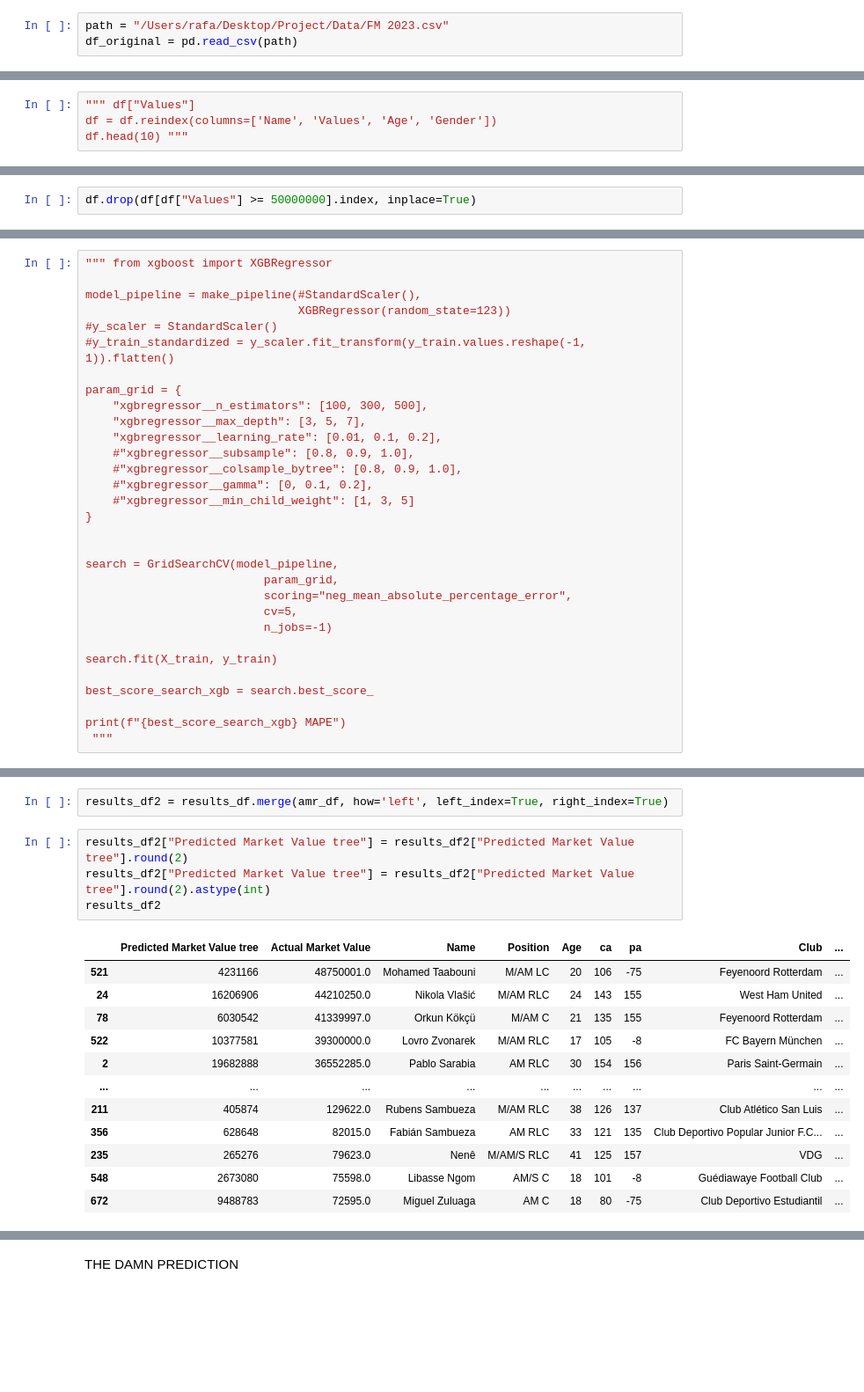
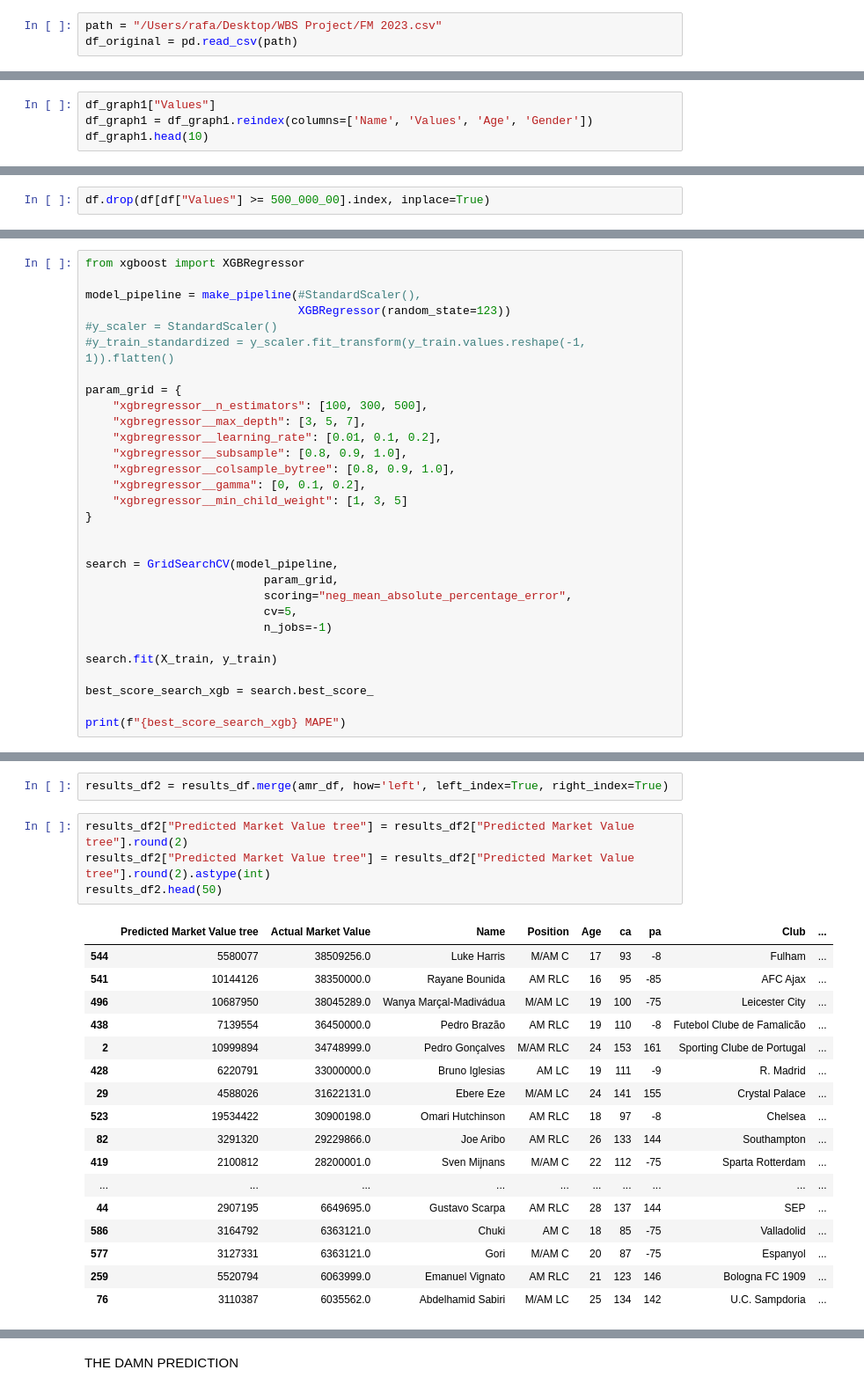
Before and after one commit to raffaelow/Football_Manager2023_Scouting_Tool, a Jupyter notebook: finish.ipynb, the cells around one changed output, grey strips where cells are left out. Shown at 88% size. Saved outputs shown, nothing was run; the diff lists cells and outputs as text; blank space fills up the shorter version.

```diff
--- a/finish.ipynb
+++ b/finish.ipynb
@@ -38,7 +38,7 @@ from sklearn.tree import DecisionTreeClassifier
 pd.set_option('display.max_columns',100)
 pd.set_option('display.max_rows', 100)
 # %%
-path = "/Users/rafa/Desktop/Project/Data/FM 2023.csv"
+path = "/Users/rafa/Desktop/WBS Project/FM 2023.csv"
 df_original = pd.read_csv(path)
 # %%
 df = df_original.copy()
@@ -45,5 +47,5 @@ df = df_original.copy()
 # %%
-""" df["Values"]
-df = df.reindex(columns=['Name', 'Values', 'Age', 'Gender'])
-df.head(10) """
+df_graph1["Values"]
+df_graph1 = df_graph1.reindex(columns=['Name', 'Values', 'Age', 'Gender'])
+df_graph1.head(10)
 # %% [output]
@@ -70,7 +66,7 @@ count
 # %% [output]
 899
 # %%
-df.drop(df[df["Values"] >= 50000000].index, inplace=True)
+df.drop(df[df["Values"] >= 500_000_00].index, inplace=True)
 # %%
 df.drop(df[df["Values"] <= 50000].index, inplace=True)
 # %%
@@ -373,7 +479,7 @@ print(f"Best Score: {best_score}")
 # %% [markdown]
 ML
 # %%
-""" from xgboost import XGBRegressor
+from xgboost import XGBRegressor
 
 model_pipeline = make_pipeline(#StandardScaler(),
                                XGBRegressor(random_state=123))
@@ -384,10 +490,10 @@ param_grid = {
     "xgbregressor__n_estimators": [100, 300, 500],
     "xgbregressor__max_depth": [3, 5, 7],
     "xgbregressor__learning_rate": [0.01, 0.1, 0.2],
-    #"xgbregressor__subsample": [0.8, 0.9, 1.0],
-    #"xgbregressor__colsample_bytree": [0.8, 0.9, 1.0],
-    #"xgbregressor__gamma": [0, 0.1, 0.2],
-    #"xgbregressor__min_child_weight": [1, 3, 5]
+    "xgbregressor__subsample": [0.8, 0.9, 1.0],
+    "xgbregressor__colsample_bytree": [0.8, 0.9, 1.0],
+    "xgbregressor__gamma": [0, 0.1, 0.2],
+    "xgbregressor__min_child_weight": [1, 3, 5]
 }
 
 
@@ -402,5 +508,4 @@ search.fit(X_train, y_train)
 best_score_search_xgb = search.best_score_
 
 print(f"{best_score_search_xgb} MAPE")
- """
 # %% [output]
@@ -561,17 +666,22 @@ results_df2 = results_df.merge(amr_df, how='left', left_index=True, right_index=
 # %%
 results_df2["Predicted Market Value tree"] = results_df2["Predicted Market Value tree"].round(2)
 results_df2["Predicted Market Value tree"] = results_df2["Predicted Market Value tree"].round(2).astype(int)
-results_df2
+results_df2.head(50)
 # %% [output]
 |  | Predicted Market Value tree | Actual Market Value | Name | Position | Age | ca | pa | Club | ... |
-| 521 | 4231166 | 48750001.0 | Mohamed Taabouni | M/AM LC | 20 | 106 | -75 | Feyenoord Rotterdam | ... |
-| 24 | 16206906 | 44210250.0 | Nikola Vlašić | M/AM RLC | 24 | 143 | 155 | West Ham United | ... |
-| 78 | 6030542 | 41339997.0 | Orkun Kökçü | M/AM C | 21 | 135 | 155 | Feyenoord Rotterdam | ... |
-| 522 | 10377581 | 39300000.0 | Lovro Zvonarek | M/AM RLC | 17 | 105 | -8 | FC Bayern München | ... |
-| 2 | 19682888 | 36552285.0 | Pablo Sarabia | AM RLC | 30 | 154 | 156 | Paris Saint-Germain | ... |
+| 544 | 5580077 | 38509256.0 | Luke Harris | M/AM C | 17 | 93 | -8 | Fulham | ... |
+| 541 | 10144126 | 38350000.0 | Rayane Bounida | AM RLC | 16 | 95 | -85 | AFC Ajax | ... |
+| 496 | 10687950 | 38045289.0 | Wanya Marçal-Madivádua | M/AM LC | 19 | 100 | -75 | Leicester City | ... |
+| 438 | 7139554 | 36450000.0 | Pedro Brazão | AM RLC | 19 | 110 | -8 | Futebol Clube de Famalicão | ... |
+| 2 | 10999894 | 34748999.0 | Pedro Gonçalves | M/AM RLC | 24 | 153 | 161 | Sporting Clube de Portugal | ... |
+| 428 | 6220791 | 33000000.0 | Bruno Iglesias | AM LC | 19 | 111 | -9 | R. Madrid | ... |
+| 29 | 4588026 | 31622131.0 | Ebere Eze | M/AM LC | 24 | 141 | 155 | Crystal Palace | ... |
+| 523 | 19534422 | 30900198.0 | Omari Hutchinson | AM RLC | 18 | 97 | -8 | Chelsea | ... |
+| 82 | 3291320 | 29229866.0 | Joe Aribo | AM RLC | 26 | 133 | 144 | Southampton | ... |
+| 419 | 2100812 | 28200001.0 | Sven Mijnans | M/AM C | 22 | 112 | -75 | Sparta Rotterdam | ... |
 | ... | ... | ... | ... | ... | ... | ... | ... | ... | ... |
-| 211 | 405874 | 129622.0 | Rubens Sambueza | M/AM RLC | 38 | 126 | 137 | Club Atlético San Luis | ... |
-| 356 | 628648 | 82015.0 | Fabián Sambueza | AM RLC | 33 | 121 | 135 | Club Deportivo Popular Junior F.C... | ... |
-| 235 | 265276 | 79623.0 | Nenê | M/AM/S RLC | 41 | 125 | 157 | VDG | ... |
-| 548 | 2673080 | 75598.0 | Libasse Ngom | AM/S C | 18 | 101 | -8 | Guédiawaye Football Club | ... |
-| 672 | 9488783 | 72595.0 | Miguel Zuluaga | AM C | 18 | 80 | -75 | Club Deportivo Estudiantil | ... |
+| 44 | 2907195 | 6649695.0 | Gustavo Scarpa | AM RLC | 28 | 137 | 144 | SEP | ... |
+| 586 | 3164792 | 6363121.0 | Chuki | AM C | 18 | 85 | -75 | Valladolid | ... |
+| 577 | 3127331 | 6363121.0 | Gori | M/AM C | 20 | 87 | -75 | Espanyol | ... |
+| 259 | 5520794 | 6063999.0 | Emanuel Vignato | AM RLC | 21 | 123 | 146 | Bologna FC 1909 | ... |
+| 76 | 3110387 | 6035562.0 | Abdelhamid Sabiri | M/AM LC | 25 | 134 | 142 | U.C. Sampdoria | ... |
```
Also changed, not shown: parts of 24 cells of this notebook, 20 other files.
